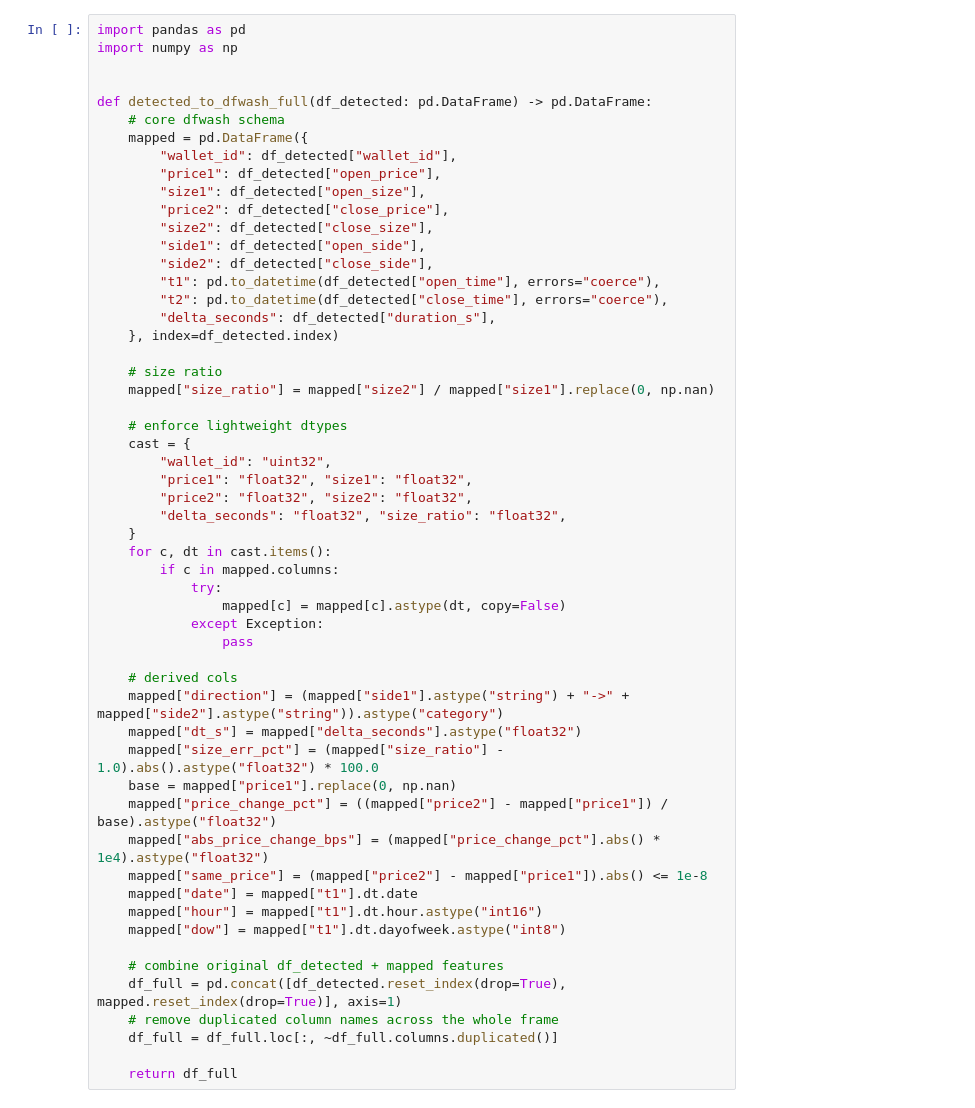
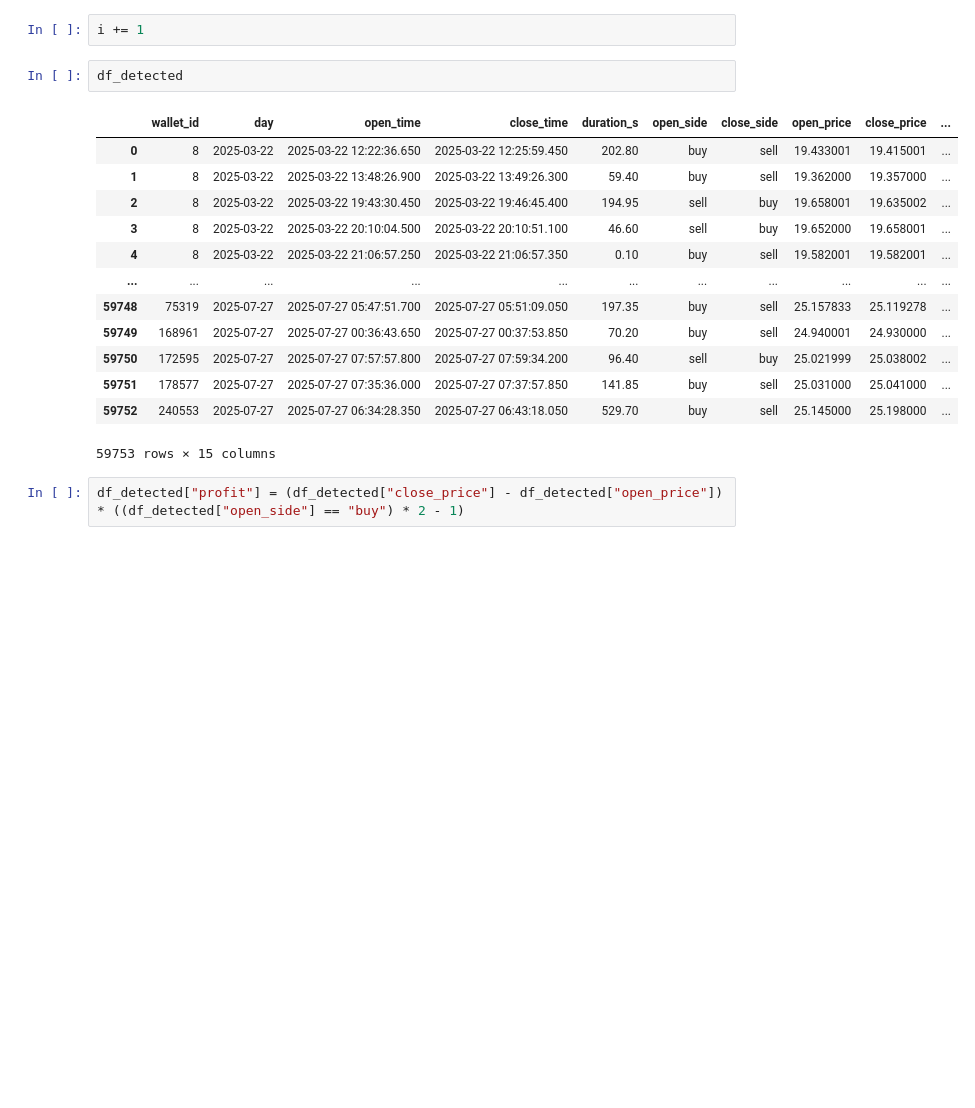
Before and after one commit to ASEVlad/Hyperliquid_Wash_Trading_detection, a Jupyter notebook: Simple_Wash_Trading_Analysis.ipynb, the cells around one changed output. Saved outputs shown, nothing was run; the diff lists cells and outputs as text; blank space fills up the shorter version.

```diff
--- a/Simple_Wash_Trading_Analysis.ipynb
+++ b/Simple_Wash_Trading_Analysis.ipynb
@@ -56,56 +86,21 @@ np.float32(0.17109695)
+# %%
+i += 1
 # %%
-import pandas as pd
-import numpy as np
-
-
-def detected_to_dfwash_full(df_detected: pd.DataFrame) -> pd.DataFrame:
-    # core dfwash schema
-    mapped = pd.DataFrame({
-        "wallet_id": df_detected["wallet_id"],
-        "price1": df_detected["open_price"],
-        "size1": df_detected["open_size"],
-        "price2": df_detected["close_price"],
-        "size2": df_detected["close_size"],
-        "side1": df_detected["open_side"],
-        "side2": df_detected["close_side"],
-        "t1": pd.to_datetime(df_detected["open_time"], errors="coerce"),
-        "t2": pd.to_datetime(df_detected["close_time"], errors="coerce"),
-        "delta_seconds": df_detected["duration_s"],
-    }, index=df_detected.index)
-
-    # size ratio
-    mapped["size_ratio"] = mapped["size2"] / mapped["size1"].replace(0, np.nan)
-
-    # enforce lightweight dtypes
-    cast = {
-        "wallet_id": "uint32",
-        "price1": "float32", "size1": "float32",
-        "price2": "float32", "size2": "float32",
-        "delta_seconds": "float32", "size_ratio": "float32",
-    }
-    for c, dt in cast.items():
-        if c in mapped.columns:
-            try:
-                mapped[c] = mapped[c].astype(dt, copy=False)
-            except Exception:
-                pass
-
-    # derived cols
-    mapped["direction"] = (mapped["side1"].astype("string") + "->" + mapped["side2"].astype("string")).astype("category")
-    mapped["dt_s"] = mapped["delta_seconds"].astype("float32")
-    mapped["size_err_pct"] = (mapped["size_ratio"] - 1.0).abs().astype("float32") * 100.0
-    base = mapped["price1"].replace(0, np.nan)
-    mapped["price_change_pct"] = ((mapped["price2"] - mapped["price1"]) / base).astype("float32")
-    mapped["abs_price_change_bps"] = (mapped["price_change_pct"].abs() * 1e4).astype("float32")
-    mapped["same_price"] = (mapped["price2"] - mapped["price1"]).abs() <= 1e-8
-    mapped["date"] = mapped["t1"].dt.date
-    mapped["hour"] = mapped["t1"].dt.hour.astype("int16")
-    mapped["dow"] = mapped["t1"].dt.dayofweek.astype("int8")
-
-    # combine original df_detected + mapped features
-    df_full = pd.concat([df_detected.reset_index(drop=True), mapped.reset_index(drop=True)], axis=1)
-    # remove duplicated column names across the whole frame
-    df_full = df_full.loc[:, ~df_full.columns.duplicated()]
-
-    return df_full
+df_detected
+# %% [output]
+|  | wallet_id | day | open_time | close_time | duration_s | open_side | close_side | open_price | close_price | ... |
+| 0 | 8 | 2025-03-22 | 2025-03-22 12:22:36.650 | 2025-03-22 12:25:59.450 | 202.80 | buy | sell | 19.433001 | 19.415001 | ... |
+| 1 | 8 | 2025-03-22 | 2025-03-22 13:48:26.900 | 2025-03-22 13:49:26.300 | 59.40 | buy | sell | 19.362000 | 19.357000 | ... |
+| 2 | 8 | 2025-03-22 | 2025-03-22 19:43:30.450 | 2025-03-22 19:46:45.400 | 194.95 | sell | buy | 19.658001 | 19.635002 | ... |
+| 3 | 8 | 2025-03-22 | 2025-03-22 20:10:04.500 | 2025-03-22 20:10:51.100 | 46.60 | sell | buy | 19.652000 | 19.658001 | ... |
+| 4 | 8 | 2025-03-22 | 2025-03-22 21:06:57.250 | 2025-03-22 21:06:57.350 | 0.10 | buy | sell | 19.582001 | 19.582001 | ... |
+| ... | ... | ... | ... | ... | ... | ... | ... | ... | ... | ... |
+| 59748 | 75319 | 2025-07-27 | 2025-07-27 05:47:51.700 | 2025-07-27 05:51:09.050 | 197.35 | buy | sell | 25.157833 | 25.119278 | ... |
+| 59749 | 168961 | 2025-07-27 | 2025-07-27 00:36:43.650 | 2025-07-27 00:37:53.850 | 70.20 | buy | sell | 24.940001 | 24.930000 | ... |
+| 59750 | 172595 | 2025-07-27 | 2025-07-27 07:57:57.800 | 2025-07-27 07:59:34.200 | 96.40 | sell | buy | 25.021999 | 25.038002 | ... |
+| 59751 | 178577 | 2025-07-27 | 2025-07-27 07:35:36.000 | 2025-07-27 07:37:57.850 | 141.85 | buy | sell | 25.031000 | 25.041000 | ... |
+| 59752 | 240553 | 2025-07-27 | 2025-07-27 06:34:28.350 | 2025-07-27 06:43:18.050 | 529.70 | buy | sell | 25.145000 | 25.198000 | ... |
+59753 rows × 15 columns
+# %%
+df_detected["profit"] = (df_detected["close_price"] - df_detected["open_price"]) * ((df_detected["open_side"] == "buy") * 2 - 1)
 # %%
```
Also changed, not shown: parts of 36 cells of this notebook, 6 other files.
